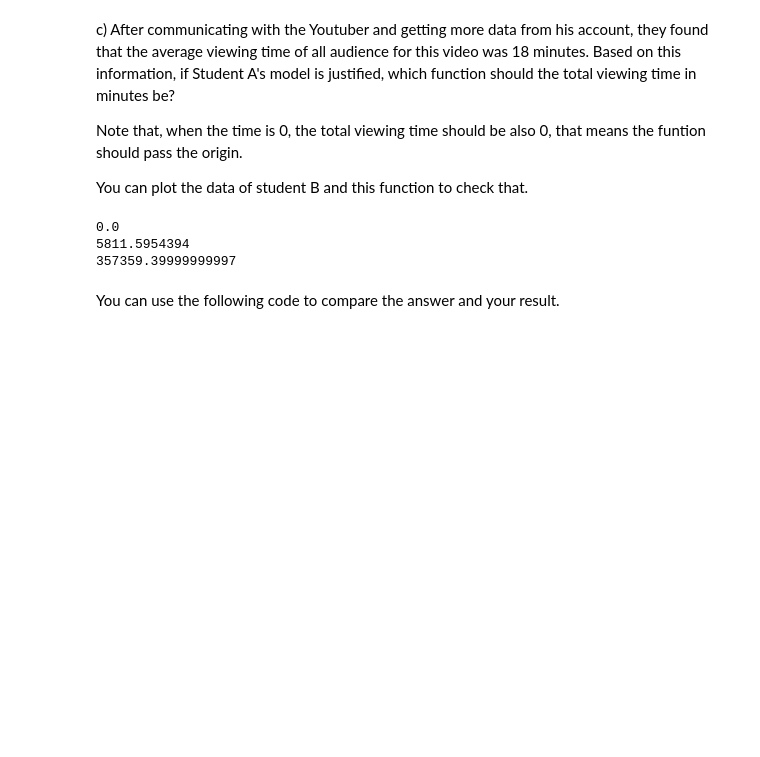
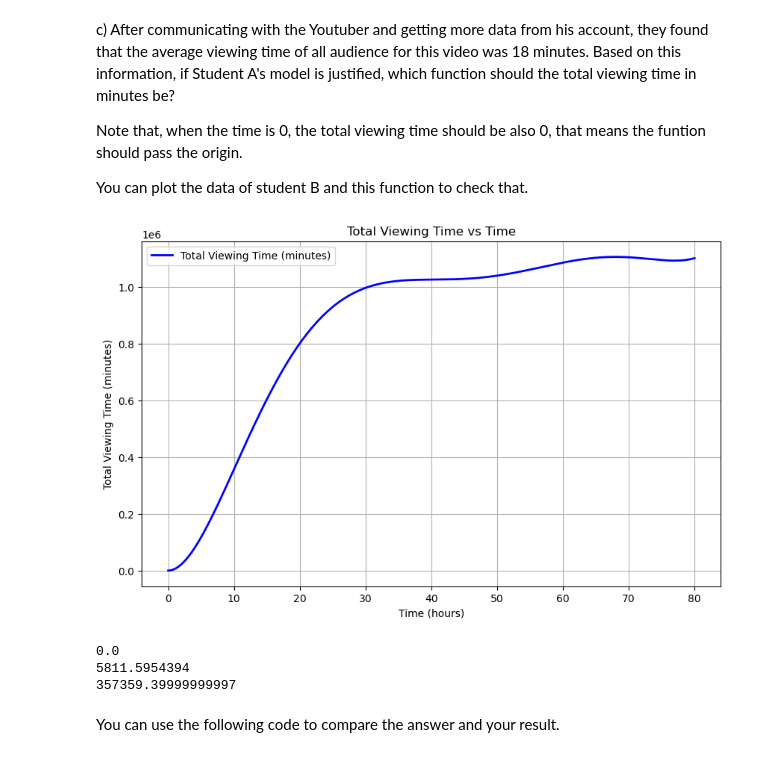
Before and after one commit to davidcasaz/computational-thinking-week-individual-12134236, a Jupyter notebook: challenge_calculus/Review_Calculus.ipynb, the cells around one changed output. Drawn from its saved outputs; the diff is of its cells as text; code cells hidden in the pictures; blank space fills up the shorter version.

```diff
--- a/challenge_calculus/Review_Calculus.ipynb
+++ b/challenge_calculus/Review_Calculus.ipynb
@@ -144,13 +144,28 @@ You can plot the data of student B and this function to check that.
 # %%
 def IntegralPoly(x):
     y = 18 * (1.33e-05*x**6 - 3.6e-03*x**5 + 0.37*x**4 - 17.5*x**3 + 340*x**2)
     pass
     return y
 
+
+# Generate x values from 0 to 80 hours
+x_vals = np.linspace(0, 80, 500)
+y_vals = IntegralPoly(x_vals)
+
+# Plot the graph
+plt.figure(figsize=(10, 6))
+plt.plot(x_vals, y_vals, color="blue", linewidth=2, label="Total Viewing Time (minutes)")
+plt.xlabel("Time (hours)")
+plt.ylabel("Total Viewing Time (minutes)")
+plt.title("Total Viewing Time vs Time")
+plt.grid(True)
+plt.legend()
+plt.show()
 print(IntegralPoly(0))
 print(IntegralPoly(1))
 print(IntegralPoly(10))
 # %% [output]
+[figure, added]
 0.0
 5811.5954394
 357359.39999999997
```
Also changed, not shown: parts of 1 cell of this notebook.
